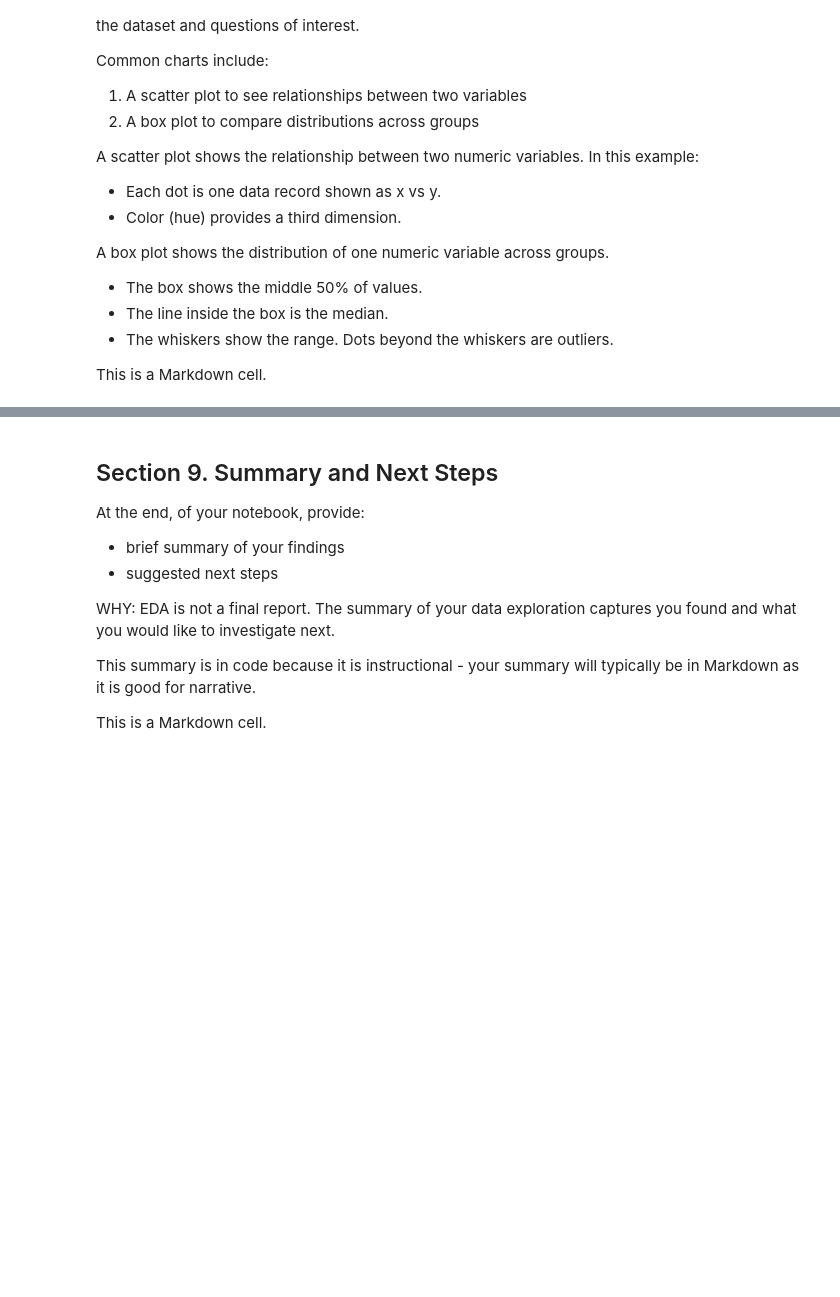
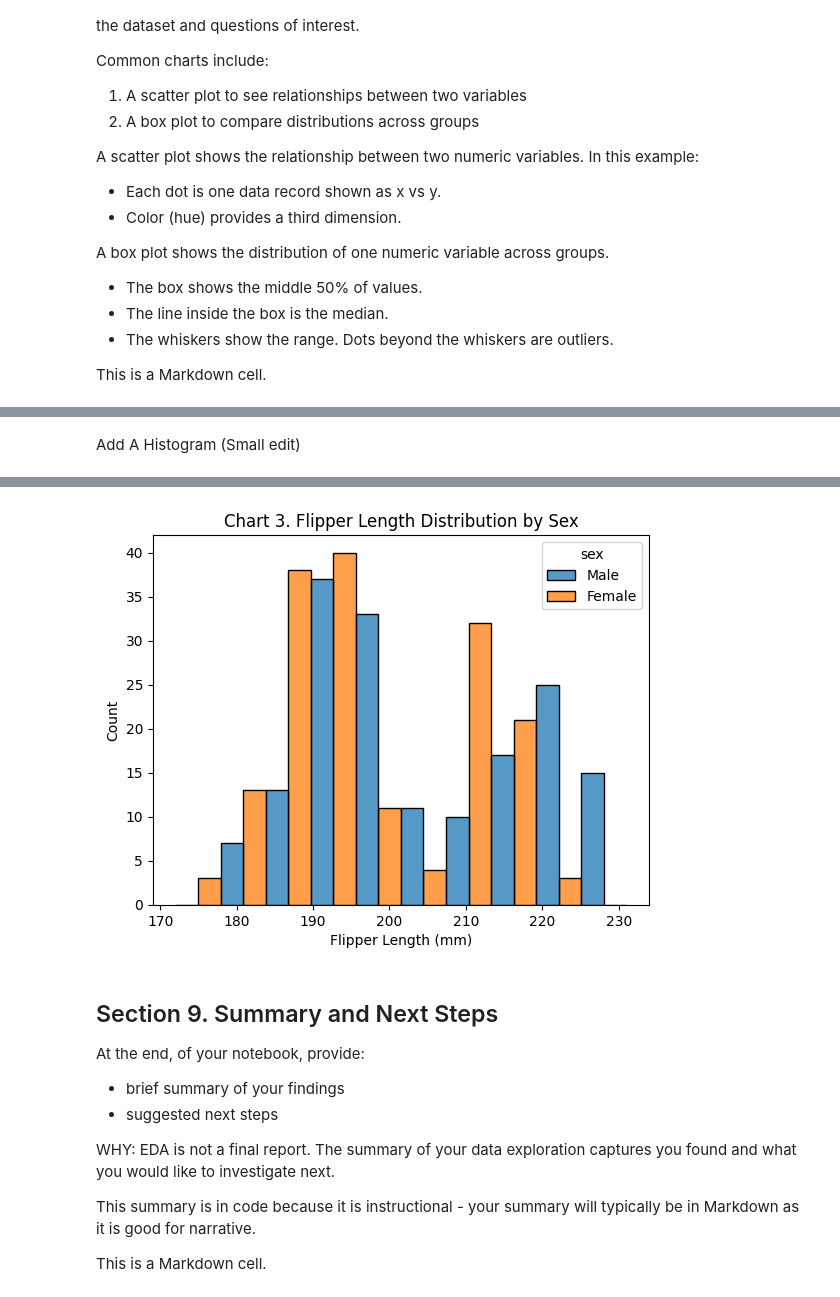
Before and after one commit to ajaneh/datafun-04-notebooks, a Jupyter notebook: notebooks/eda_case.ipynb, the cells around one changed output, grey strips where cells are left out. Saved outputs shown, nothing was run; the diff lists cells and outputs as text; code cells hidden in the pictures; blank space fills up the shorter version.

Commit message:
phase 4 add histogram, list example datasets

```diff
--- a/notebooks/eda_case.ipynb
+++ b/notebooks/eda_case.ipynb
@@ -666 +666,19 @@ plt.show()
 [figure]
+# %% [markdown]
+Add A Histogram (Small edit)
+# %%
+LOG.info("Creating A Histogram")
+# Histogram to see distribution of a single variable
+LOG.info("Creating A Histogram to see Distribution of flipper length compared by sex")
+plt.figure()
+histogram_plot: Axes = sns.histplot(
+    data=df_clean,
+    x="flipper_length_mm",
+    hue="sex",
+    multiple="dodge",
+)
+histogram_plot.set_title("Chart 3. Flipper Length Distribution by Sex")
+histogram_plot.set_xlabel("Flipper Length (mm)")
+histogram_plot.set_ylabel("Count")
+plt.show()
+# %% [output]
@@ -667,3 +687,4 @@ plt.show()
+[figure, added]
 # %% [markdown]
 ## Section 9. Summary and Next Steps
 
```
Also changed, not shown: parts of 18 cells of this notebook, 1 other file.
